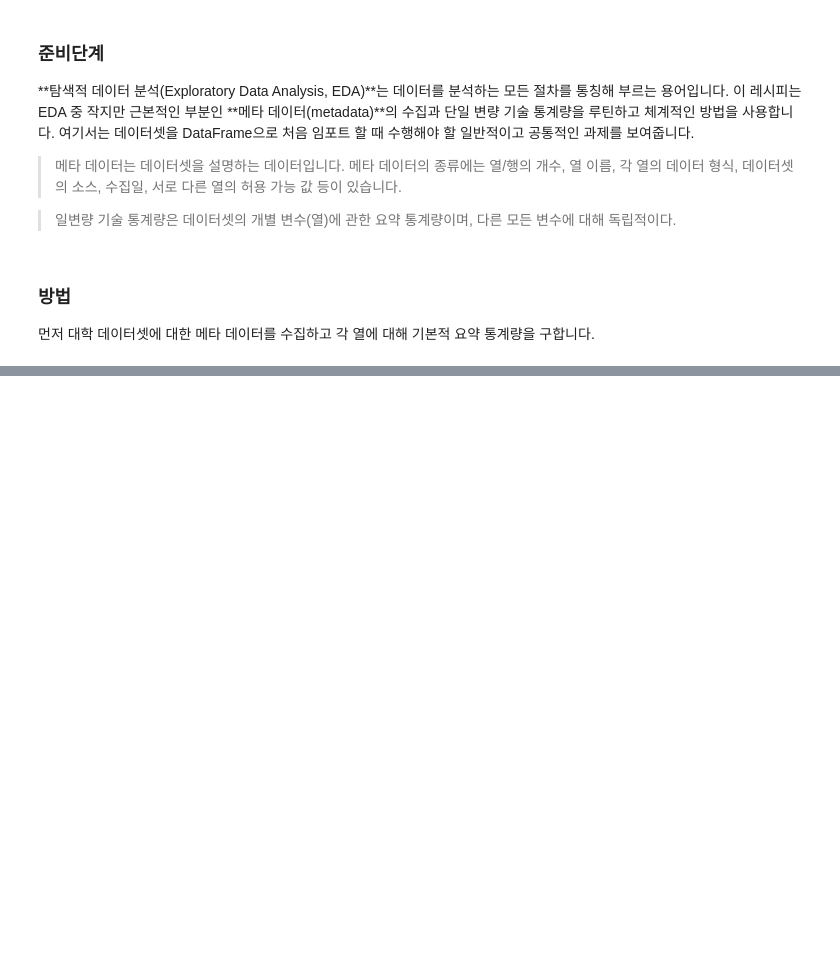
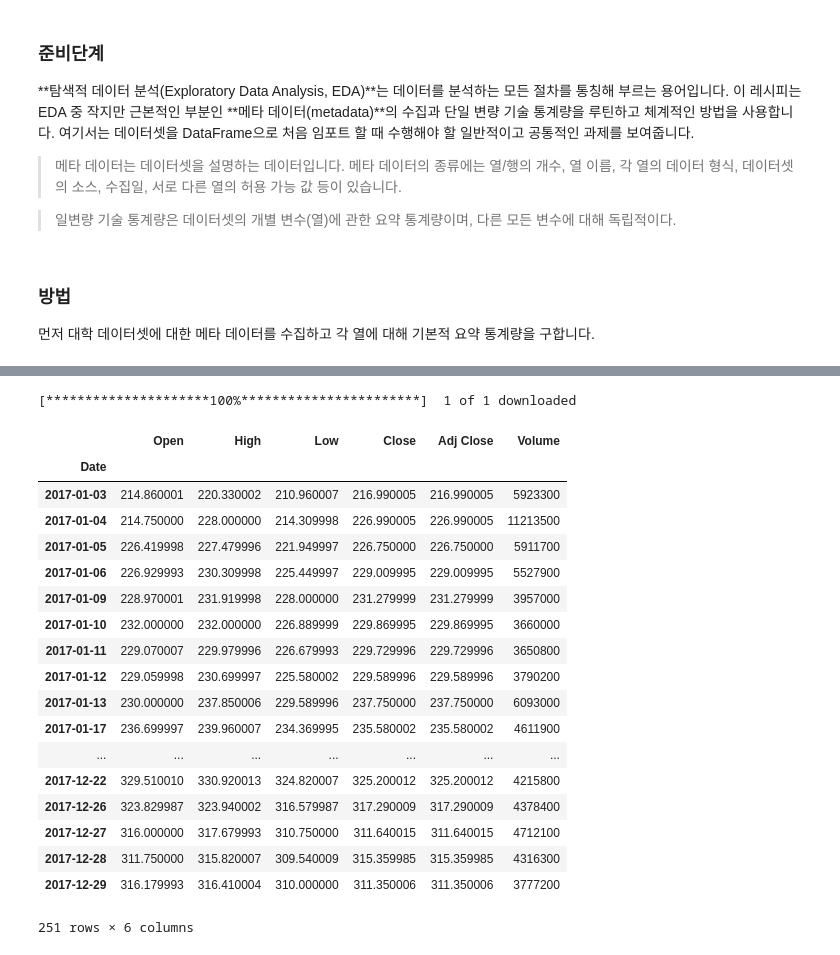
Before and after one commit to LeeSM0518/TIL-1, a Jupyter notebook: Pandas/pandascookbook/03.beginning_data_analysis.ipynb, the cells around one changed output, grey strips where cells are left out. Drawn from its saved outputs; the diff is of its cells as text; code cells hidden in the pictures; blank space fills up the shorter version.

```diff
--- a/Pandas/pandascookbook/03.beginning_data_analysis.ipynb
+++ b/Pandas/pandascookbook/03.beginning_data_analysis.ipynb
@@ -17,0 +309,26 @@
+# %%
+start = datetime.datetime(2017, 1, 1)
+end = datetime.datetime(2017, 12, 31)
+tsla = data.get_data_yahoo('tsla', start, end)
+tsla
+# %% [output]
+[*********************100%***********************]  1 of 1 downloaded
+|  | Open | High | Low | Close | Adj Close | Volume |
+| Date |  |  |  |  |  |  |
+| 2017-01-03 | 214.860001 | 220.330002 | 210.960007 | 216.990005 | 216.990005 | 5923300 |
+| 2017-01-04 | 214.750000 | 228.000000 | 214.309998 | 226.990005 | 226.990005 | 11213500 |
+| 2017-01-05 | 226.419998 | 227.479996 | 221.949997 | 226.750000 | 226.750000 | 5911700 |
+| 2017-01-06 | 226.929993 | 230.309998 | 225.449997 | 229.009995 | 229.009995 | 5527900 |
+| 2017-01-09 | 228.970001 | 231.919998 | 228.000000 | 231.279999 | 231.279999 | 3957000 |
+| 2017-01-10 | 232.000000 | 232.000000 | 226.889999 | 229.869995 | 229.869995 | 3660000 |
+| 2017-01-11 | 229.070007 | 229.979996 | 226.679993 | 229.729996 | 229.729996 | 3650800 |
+| 2017-01-12 | 229.059998 | 230.699997 | 225.580002 | 229.589996 | 229.589996 | 3790200 |
+| 2017-01-13 | 230.000000 | 237.850006 | 229.589996 | 237.750000 | 237.750000 | 6093000 |
+| 2017-01-17 | 236.699997 | 239.960007 | 234.369995 | 235.580002 | 235.580002 | 4611900 |
+| ... | ... | ... | ... | ... | ... | ... |
+| 2017-12-22 | 329.510010 | 330.920013 | 324.820007 | 325.200012 | 325.200012 | 4215800 |
+| 2017-12-26 | 323.829987 | 323.940002 | 316.579987 | 317.290009 | 317.290009 | 4378400 |
+| 2017-12-27 | 316.000000 | 317.679993 | 310.750000 | 311.640015 | 311.640015 | 4712100 |
+| 2017-12-28 | 311.750000 | 315.820007 | 309.540009 | 315.359985 | 315.359985 | 4316300 |
+| 2017-12-29 | 316.179993 | 316.410004 | 310.000000 | 311.350006 | 311.350006 | 3777200 |
+251 rows × 6 columns
```
Also changed, not shown: parts of 29 cells of this notebook.
